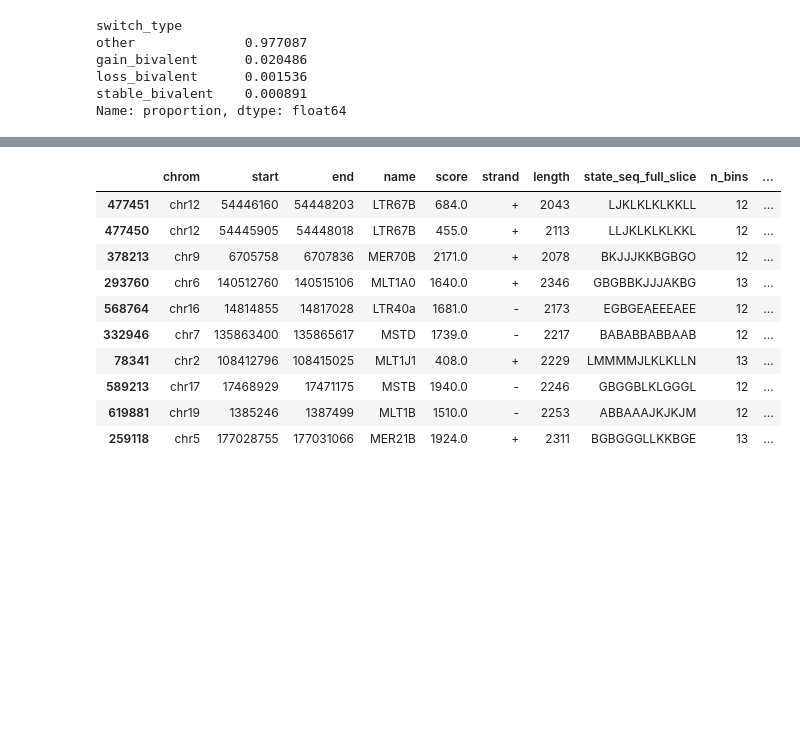
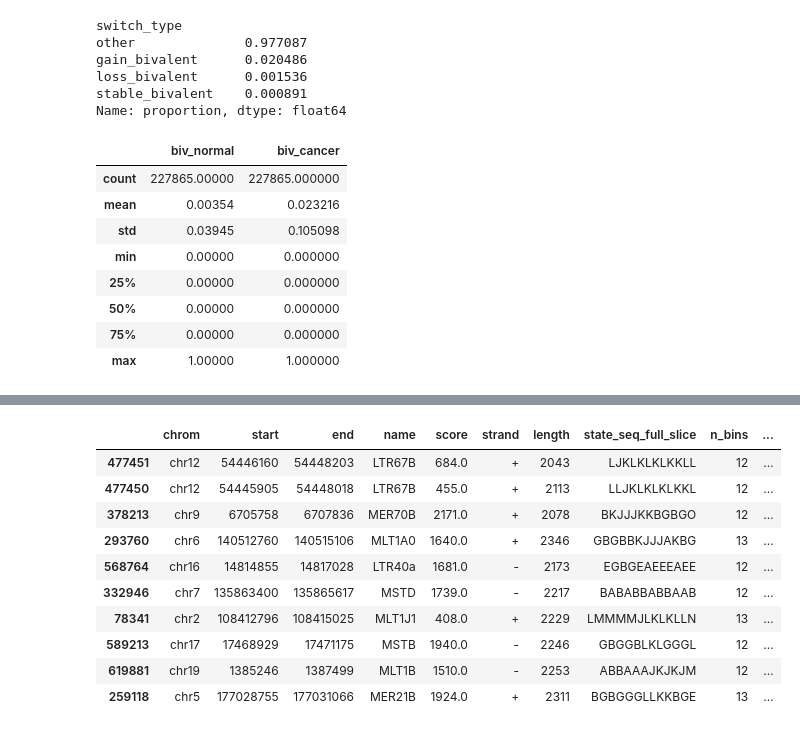
Before and after one commit to caocao0525/HERV, a Jupyter notebook: herv_util_test.ipynb, the cells around one changed output, grey strips where cells are left out. Drawn from its saved outputs; the diff is of its cells as text; code cells hidden in the pictures; blank space fills up the shorter version.

```diff
--- a/herv_util_test.ipynb
+++ b/herv_util_test.ipynb
@@ -309,3 +303,15 @@ gain_bivalent      0.020486
 loss_bivalent      0.001536
 stable_bivalent    0.000891
 Name: proportion, dtype: float64
+# %%
+df_merged[["biv_normal","biv_cancer"]].describe()
+# %% [output]
+|  | biv_normal | biv_cancer |
+| count | 227865.00000 | 227865.000000 |
+| mean | 0.00354 | 0.023216 |
+| std | 0.03945 | 0.105098 |
+| min | 0.00000 | 0.000000 |
+| 25% | 0.00000 | 0.000000 |
+| 50% | 0.00000 | 0.000000 |
+| 75% | 0.00000 | 0.000000 |
+| max | 1.00000 | 1.000000 |
```
Also changed, not shown: parts of 9 cells of this notebook.
